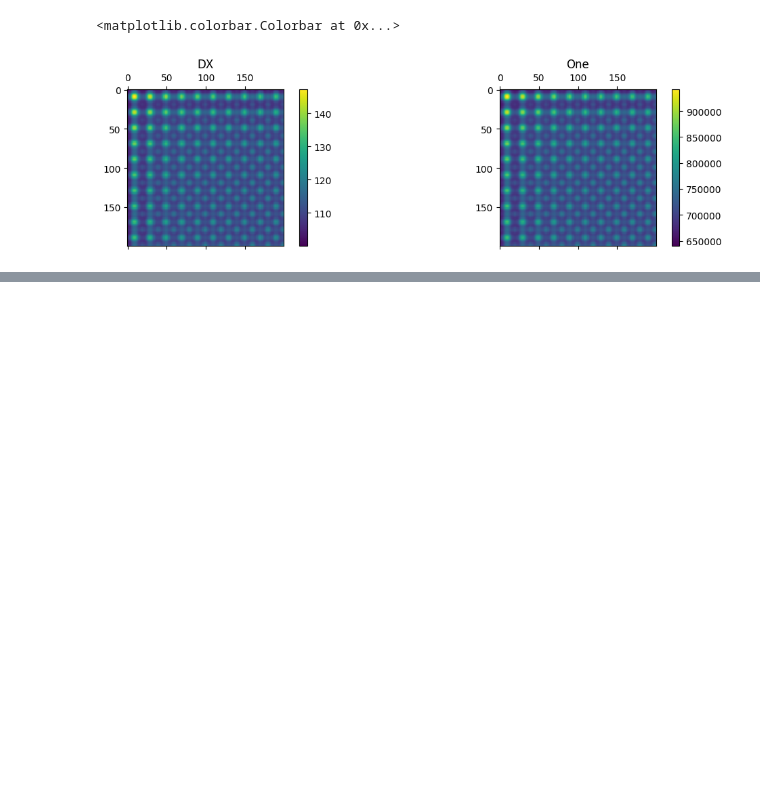
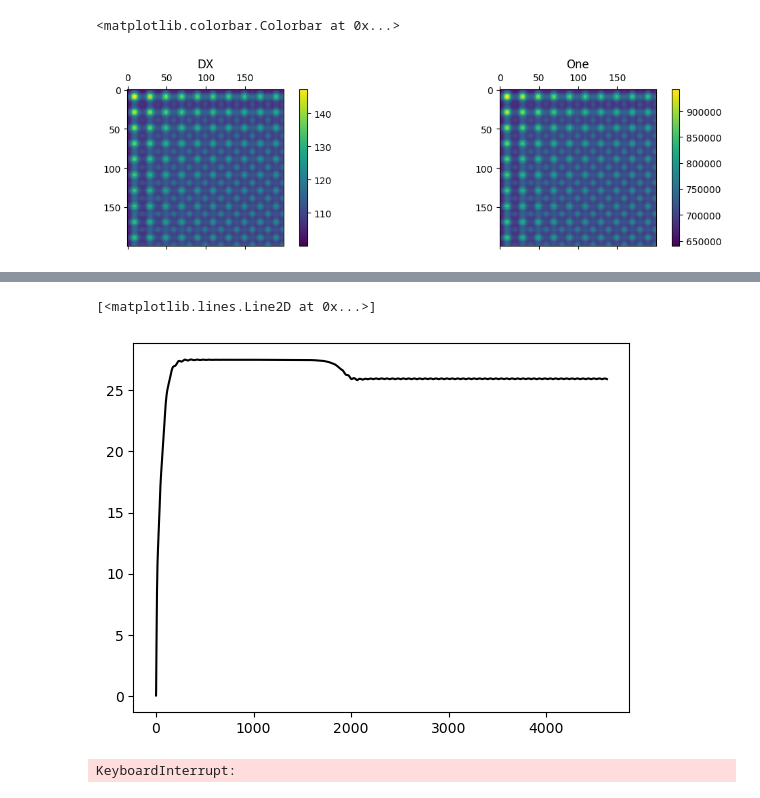
Before and after one commit to fabioamaral08/reduction-methods, a Jupyter notebook: kpca_scripts/EBR_Kernel_combination.ipynb, the cells around one changed output, grey strips where cells are left out. Saved outputs shown, nothing was run; the diff lists cells and outputs as text; code cells hidden in the pictures; blank space fills up the shorter version.

```diff
--- a/kpca_scripts/EBR_Kernel_combination.ipynb
+++ b/kpca_scripts/EBR_Kernel_combination.ipynb
@@ -202,0 +209,21 @@ plt.legend()
+# %%
+_,_, total = calc_energy(X, Wi, beta, Re, dx)
+plt.plot(total,'k')
+# %% [output]
+[<matplotlib.lines.Line2D at 0x...>]
+[figure, added]
+# %%
+n_components = 3
+
+model_base.fit(X.T,n_components,'oldroyd',theta = theta,dx=dx,center=False)
+model_pca.fit(X.T,n_components,'linear',theta = theta,dx=dx,)
+if not model_combo._is_fitted:
+    model_combo.fit(X.T,n_components,'oldroyd',theta = theta,dx=dx,)
+
+X_base = model_base.invert_transform(model_base.transform(X.T,theta, dx = dx), theta)
+X_pca = model_pca.invert_transform(model_pca.transform(X.T,theta, 1), theta)
+
+_,_, base = calc_energy(X_base, Wi, beta, Re, dx)
+_,_, pca = calc_energy(X_pca, Wi, beta, Re, dx)
+# %% [output]
+KeyboardInterrupt:
```
Also changed, not shown: parts of 31 cells of this notebook, 3 other files.
